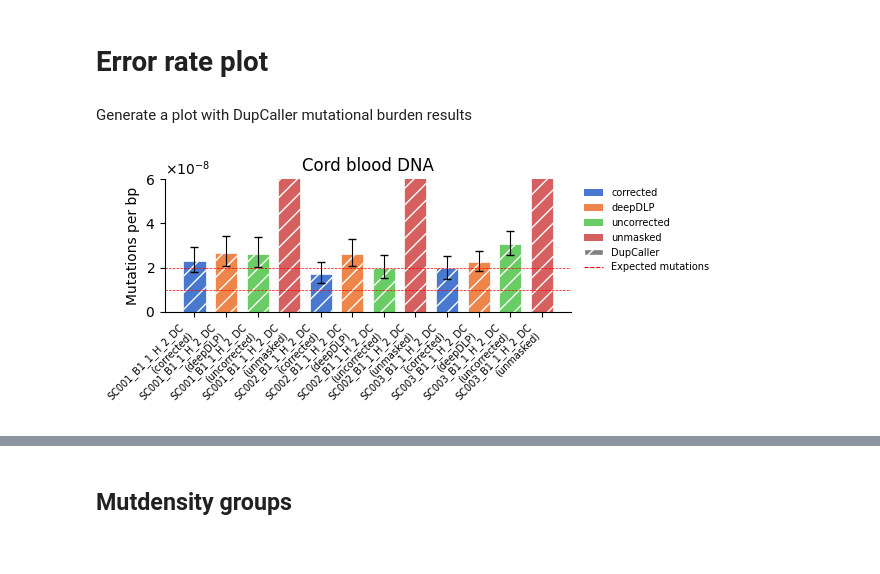
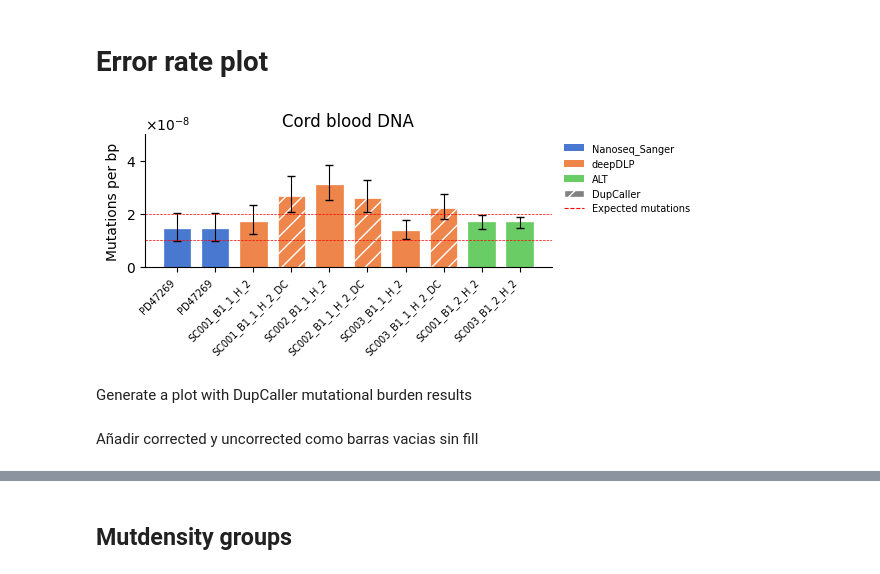
Before and after one commit to bbglab/DeepClone_protocol, a Jupyter notebook: error_rate/error_rate_updated.ipynb, the cells around one changed output, grey strips where cells are left out. Saved outputs shown, nothing was run; the diff lists cells and outputs as text; code cells hidden in the pictures.

Commit message:
refactor: add corrected and uncorrected dupcaller

```diff
--- a/error_rate/error_rate_updated.ipynb
+++ b/error_rate/error_rate_updated.ipynb
@@ -146,10 +159,17 @@ mutrates.loc[mutrates['protocol'] == 'IDT', 'protocol'] = "deepDLP"
 # %%
 protocol_order = ["Nanoseq_Sanger", "deepDLP", "ALT", "others"]
 # %%
-plot_error_rate(mutrate=mutrates, samples=samples, outdir=OUTPUT_BASE, protocol_order=protocol_order)
+if without_nanoseq:
+    OUTDIR = OUTPUT_BASE / '20260326_mutrate_trint_corrected.pdf'
+else:
+    OUTDIR = OUTPUT_BASE / '20260326_mutrate_trint_corrected.with_nanoseq.pdf'
+plot_error_rate(mutrate=mutrates, samples=samples, outdir=OUTDIR, protocol_order=protocol_order)
+# %% [output]
+[figure, added]
 # %% [markdown]
 Generate a plot with DupCaller mutational burden results
 # %%
+
 # Extract burden results
 dupcaller_path = "/data/bbg/nobackup2/prominent/duplex_seq_tests/error_rate/cord_blood/bbg/2026-03-dupcaller"
 
@@ -164,6 +184,9 @@ dupcaller_idt_samples = [
 # File layout: rows 0-2 uncorrected, 4-6 corrected, 8=genome coverage, 9-11 unmasked
 PROTOCOL_ROWS = {"uncorrected": 0, "corrected": 4, "unmasked": 9}
 
+# Suffix appended to the sample name per protocol to keep entries unique
+PROTOCOL_SUFFIX = {"corrected": "_DC_corr", "uncorrected": "_DC_unc", "unmasked": "_DC"}
+
 rows = []
 for sample in dupcaller_idt_samples:
     sample_path = Path(dupcaller_path) / sample / "burden" / sample / f"{sample}_sbs_burden.txt"
@@ -174,7 +197,7 @@ for sample in dupcaller_idt_samples:
     patient_id = sample.split("_")[0]
     for protocol, base_row in PROTOCOL_ROWS.items():
         rows.append({
-            "sample": sample + "_DC",   # append _DC to mark as DupCaller
+            "sample": sample + PROTOCOL_SUFFIX[protocol],
             "protocol": protocol,
             "patient_id": patient_id,
             "mutrate_observed": raw.iloc[base_row],
@@ -183,28 +206,7 @@ for sample in dupcaller_idt_samples:
         })
 
 burden_df = pd.DataFrame(rows)
-
-# Append deepUMIcaller rows from mutrates for the same samples (_DC → base sample)
-dc_samples = [s + "_DC" for s in dupcaller_idt_samples]
-mutrates_dc = (
-    mutrates[mutrates['sample'].isin(dc_samples)]
-    [['sample', 'protocol', 'patient_id', 'mutrate_observed', 'mutrate_CI_low', 'mutrate_CI_high']]
-)
-burden_df = pd.concat([burden_df, mutrates_dc], ignore_index=True).sort_values(['sample', 'protocol'])
-
-# Plot
-protocols_to_plot = ["corrected", "deepDLP", "uncorrected", "unmasked"]
-
-burden_df_plot = burden_df[burden_df['protocol'].isin(protocols_to_plot)].copy()
-burden_df_plot['sample'] = burden_df_plot['sample'] + '\n(' + burden_df_plot['protocol'] + ')'
-
-plot_error_rate(
-    mutrate=burden_df_plot,
-    samples=burden_df_plot['sample'].tolist(),
-    outdir=Path("."),
-    protocol_order=protocols_to_plot,
-    ylim=6e-8,
-)
+burden_df['caller'] = 'DupCaller'
-# %% [output]
-[figure, removed]
+# %% [markdown]
+Añadir corrected y uncorrected como barras vacias sin fill
 # %%
```
Also changed, not shown: parts of 3 cells of this notebook, 2 other files.
